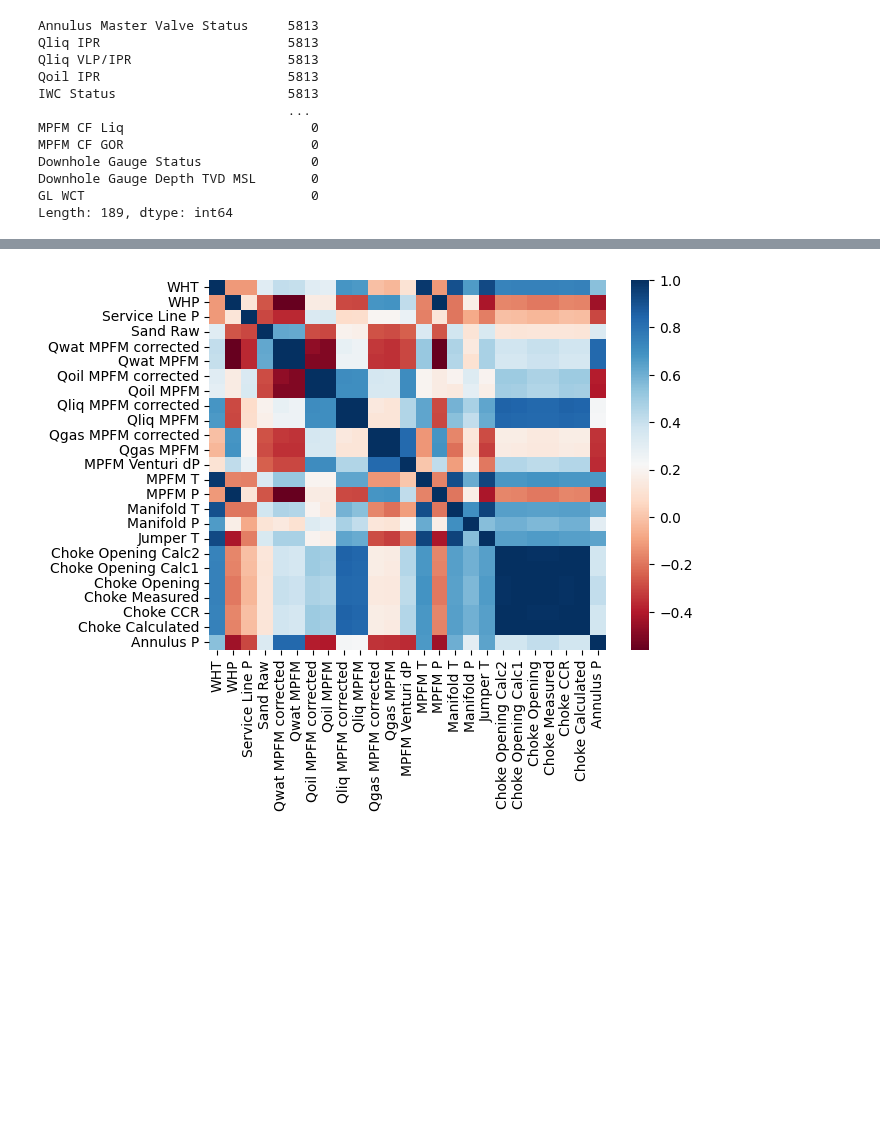
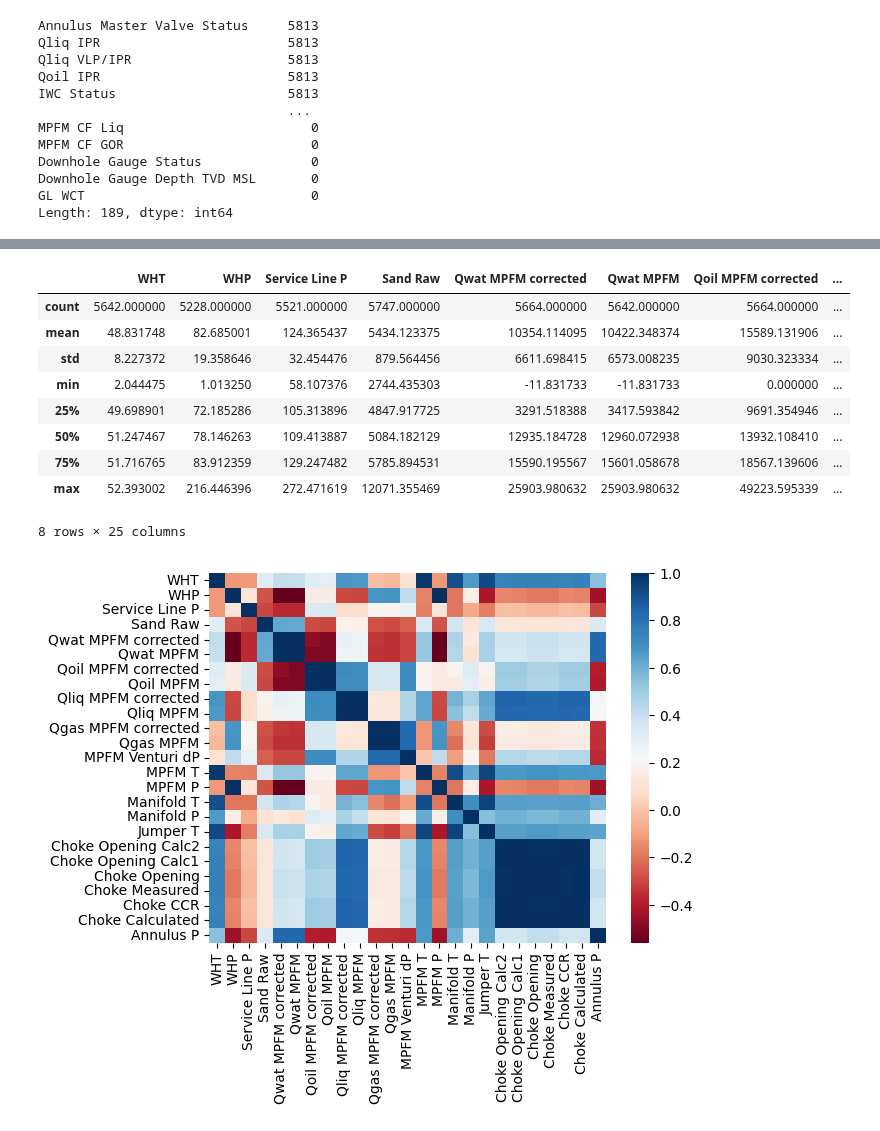
Before and after one commit to mattwagon/oil_production_prediction, a Jupyter notebook: notebooks/matt - data_cleaning.ipynb, the cells around one changed output, grey strips where cells are left out. Cells and saved outputs as stored; diff of their text form; code cells hidden in the pictures; blank space fills up the shorter version.

```diff
--- a/notebooks/matt - data_cleaning.ipynb
+++ b/notebooks/matt - data_cleaning.ipynb
@@ -99,3 +101,16 @@ df_to_impute = df[df.columns.intersection(features_to_impute)]
+# %%
+df_to_impute.describe()
+# %% [output]
+|  | WHT | WHP | Service Line P | Sand Raw | Qwat MPFM corrected | Qwat MPFM | Qoil MPFM corrected | ... |
+| count | 5642.000000 | 5228.000000 | 5521.000000 | 5747.000000 | 5664.000000 | 5642.000000 | 5664.000000 | ... |
+| mean | 48.831748 | 82.685001 | 124.365437 | 5434.123375 | 10354.114095 | 10422.348374 | 15589.131906 | ... |
+| std | 8.227372 | 19.358646 | 32.454476 | 879.564456 | 6611.698415 | 6573.008235 | 9030.323334 | ... |
+| min | 2.044475 | 1.013250 | 58.107376 | 2744.435303 | -11.831733 | -11.831733 | 0.000000 | ... |
+| 25% | 49.698901 | 72.185286 | 105.313896 | 4847.917725 | 3291.518388 | 3417.593842 | 9691.354946 | ... |
+| 50% | 51.247467 | 78.146263 | 109.413887 | 5084.182129 | 12935.184728 | 12960.072938 | 13932.108410 | ... |
+| 75% | 51.716765 | 83.912359 | 129.247482 | 5785.894531 | 15590.195567 | 15601.058678 | 18567.139606 | ... |
+| max | 52.393002 | 216.446396 | 272.471619 | 12071.355469 | 25903.980632 | 25903.980632 | 49223.595339 | ... |
+8 rows × 25 columns
 # %%
 # Pairwise correlation
 sns.heatmap(df_to_impute.corr(), cmap='RdBu')
```
Also changed, not shown: parts of 9 cells of this notebook.
